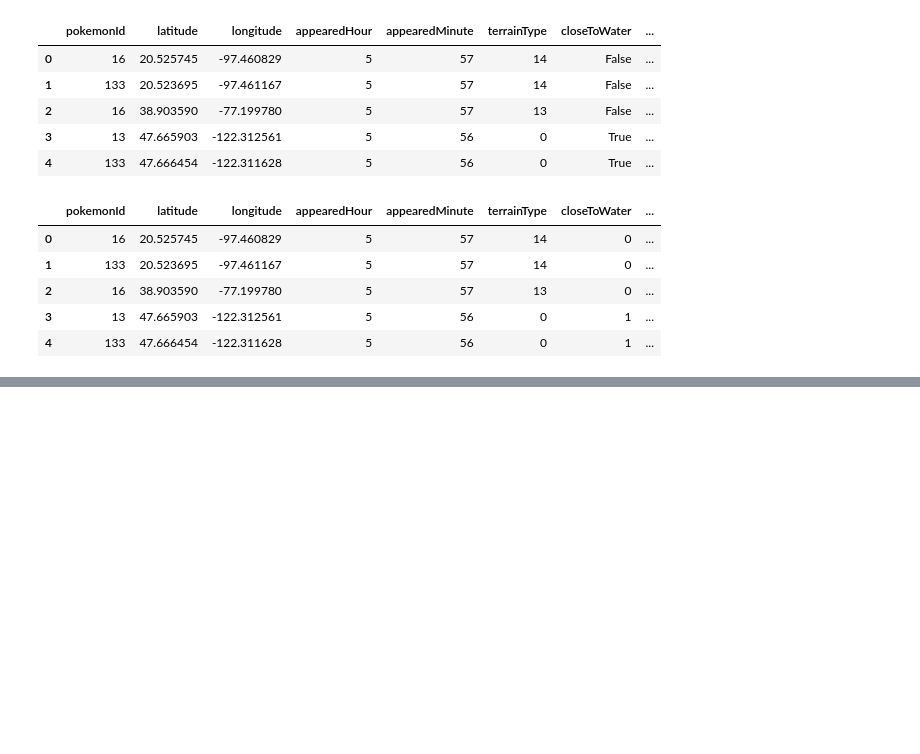
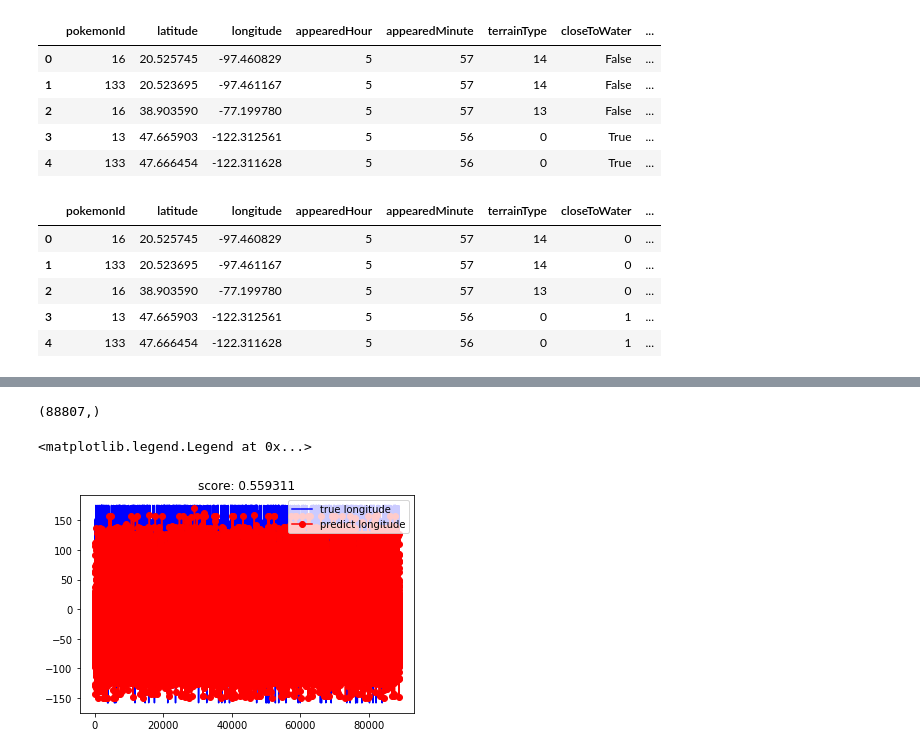
Before and after one commit to tingyuli96/pokemonCatch, a Jupyter notebook: FeatureExtraction/FeatureSelection.ipynb, the cells around one changed output, grey strips where cells are left out. Cells and saved outputs as stored; diff of their text form; code cells hidden in the pictures; blank space fills up the shorter version.

```diff
--- a/FeatureExtraction/FeatureSelection.ipynb
+++ b/FeatureExtraction/FeatureSelection.ipynb
@@ -5,13 +5,14 @@ import matplotlib.pyplot as plt
 # %%
 pd.set_option('display.max_columns', None)
 
-Data = pd.read_csv("smalldata.csv")
+#Data = pd.read_csv("smalldata.csv")
+Data = pd.read_csv("../Data/300k.csv")
 #print(Data.head())
 
 #Steage 1
-Selection = ['pokemonId', 'latitude', 'longitude', 'appearedLocalTime','appearedTimeOfDay', 'appearedHour','appearedMinute',\
-             'appearedDay',  'appearedMonth',  'appearedYear','terrainType', 'closeToWater', 'gymDistanceKm','city', 'continent','weather', 'temperature', \
-             'windSpeed', 'windBearing', 'pressure','class' ]
+#Selection = ['pokemonId', 'latitude', 'longitude', 'appearedLocalTime','appearedTimeOfDay', 'appearedHour','appearedMinute',\
+#             'appearedDay',  'appearedMonth',  'appearedYear','terrainType', 'closeToWater', 'gymDistanceKm','city', 'continent','weather', 'temperature', \
+#             'windSpeed', 'windBearing', 'pressure','class' ]
 Selection = ['pokemonId', 'latitude', 'longitude', 'appearedHour','appearedMinute',\
             'terrainType', 'closeToWater', 'gymDistanceKm','weather', 'temperature', \
              'windSpeed', 'windBearing', 'pressure',\
@@ -92,0 +115,16 @@ plt.legend()
+# %%
+model_GradientBoostingRegressor = ensemble.GradientBoostingRegressor(n_estimators=100)
+model = model_GradientBoostingRegressor
+model.fit(feature_train,longitude_train)
+score = model.score(feature_test, longitude_test)
+result = model.predict(feature_test)
+print(np.shape(result))
+plt.figure()
+plt.plot(np.arange(len(result)), longitude_test,'b',label='true longitude')
+plt.plot(np.arange(len(result)),result,'ro-',label='predict longitude')
+plt.title('score: %f'%score)
+plt.legend()
+# %% [output]
+(88807,)
+<matplotlib.legend.Legend at 0x...>
+[figure, added]
```
Also changed, not shown: parts of 8 cells of this notebook, 4 other files.
